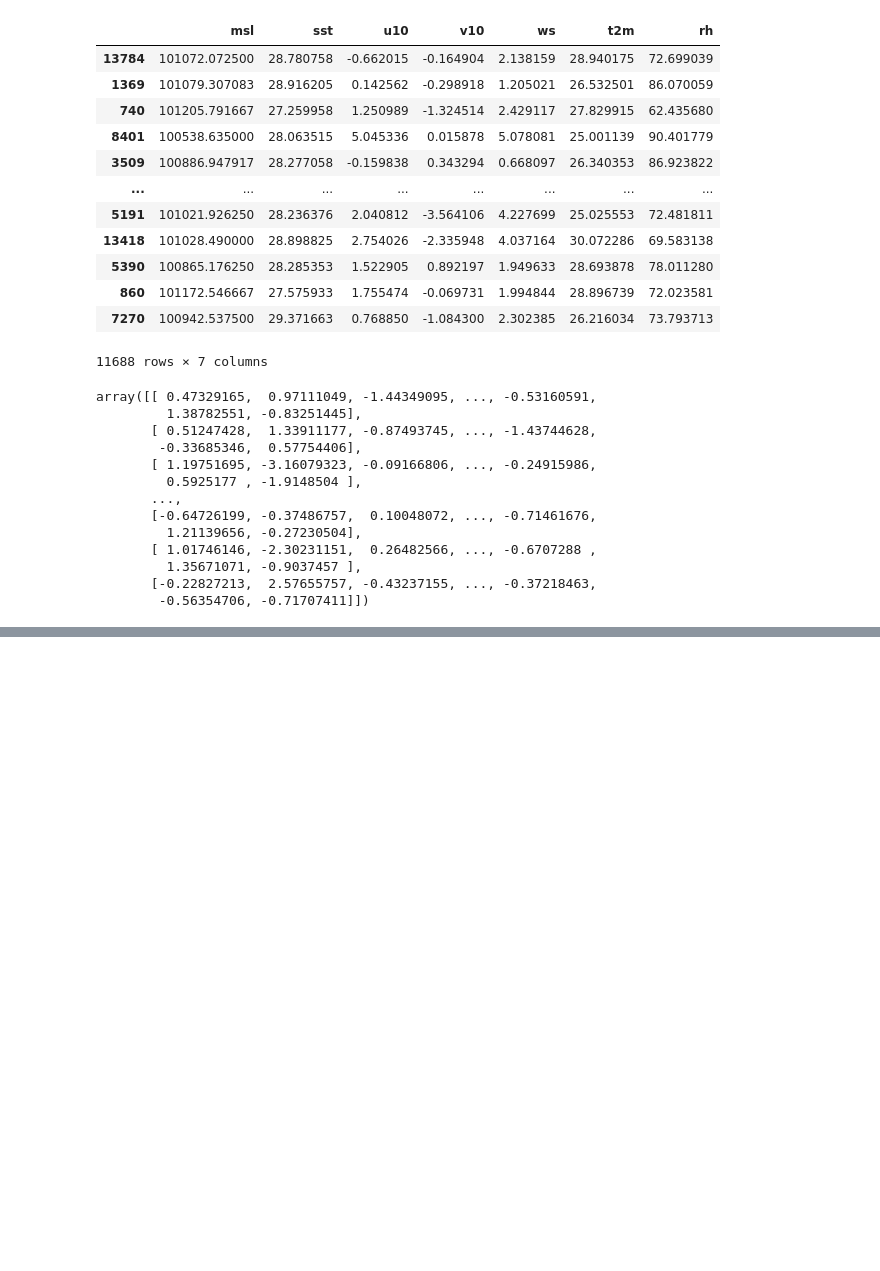
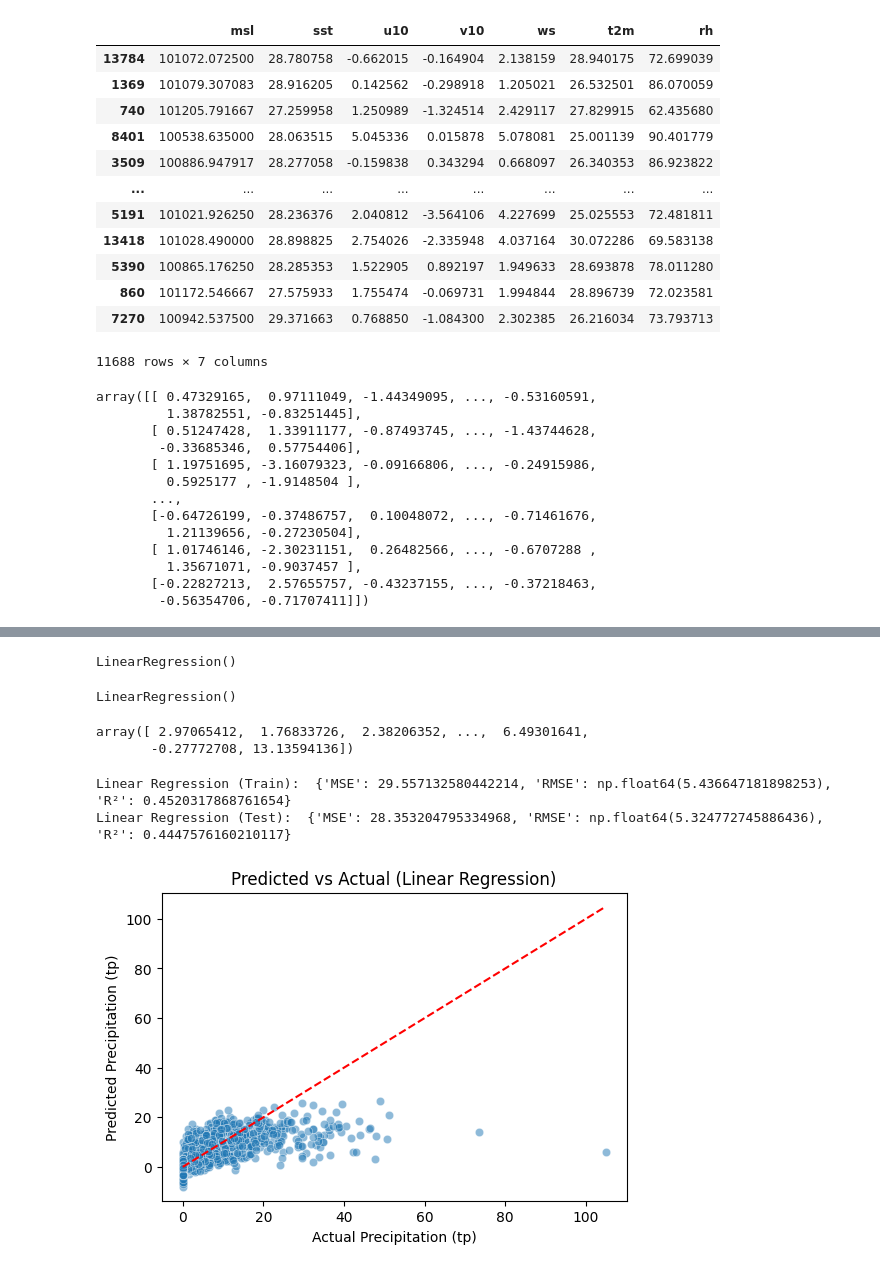
Before and after one commit to Saqibdev-786/Manglore-Weather-Data, a Jupyter notebook: notebooks/main.ipynb, the cells around one changed output, grey strips where cells are left out. Drawn from its saved outputs; the diff is of its cells as text; code cells hidden in the pictures; blank space fills up the shorter version.

Commit message:
Saved Linear Regression model

```diff
--- a/notebooks/main.ipynb
+++ b/notebooks/main.ipynb
@@ -419,0 +437,17 @@ from sklearn.metrics import mean_squared_error, r2_score
+# %%
+lr=LinearRegression()
+lr
+# %% [output]
+LinearRegression()
+# %%
+lr.fit(X_train_scaled, y_train)
+# %% [output]
+LinearRegression()
+# %%
+y_train_pred=lr.predict(X_train_scaled)
+y_test_pred=lr.predict(X_test_scaled)
+# %%
+y_test_pred
+# %% [output]
+array([ 2.97065412,  1.76833726,  2.38206352, ...,  6.49301641,
+       -0.27772708, 13.13594136])
@@ -419,0 +460,17 @@ from sklearn.metrics import mean_squared_error, r2_score
+# %%
+print("Linear Regression (Train): ", metrics(y_train, y_train_pred))
+print("Linear Regression (Test): ", metrics(y_test, y_test_pred))
+# %% [output]
+Linear Regression (Train):  {'MSE': 29.557132580442214, 'RMSE': np.float64(5.436647181898253), 'R²': 0.4520317868761654}
+Linear Regression (Test):  {'MSE': 28.353204795334968, 'RMSE': np.float64(5.324772745886436), 'R²': 0.4447576160210117}
+# %%
+# Predicted vs Actual
+plt.figure(figsize=(6,4))
+sns.scatterplot(x=y_test, y=y_test_pred, alpha=0.5)
+plt.plot([y_test.min(), y_test.max()], [y_test.min(), y_test.max()], 'r--')
+plt.xlabel("Actual Precipitation (tp)")
+plt.ylabel("Predicted Precipitation (tp)")
+plt.title("Predicted vs Actual (Linear Regression)")
+plt.show()
+# %% [output]
+[figure, added]
```
Also changed, not shown: parts of 7 cells of this notebook, 1 other file.
